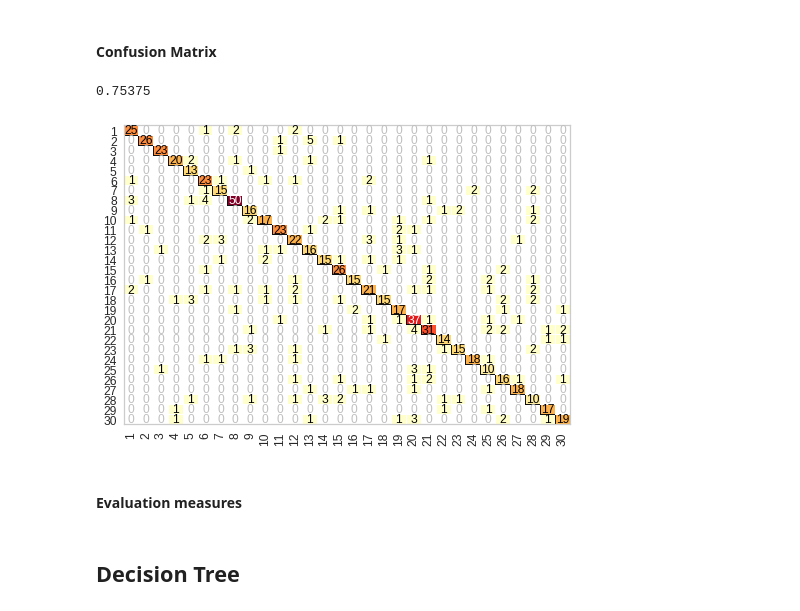
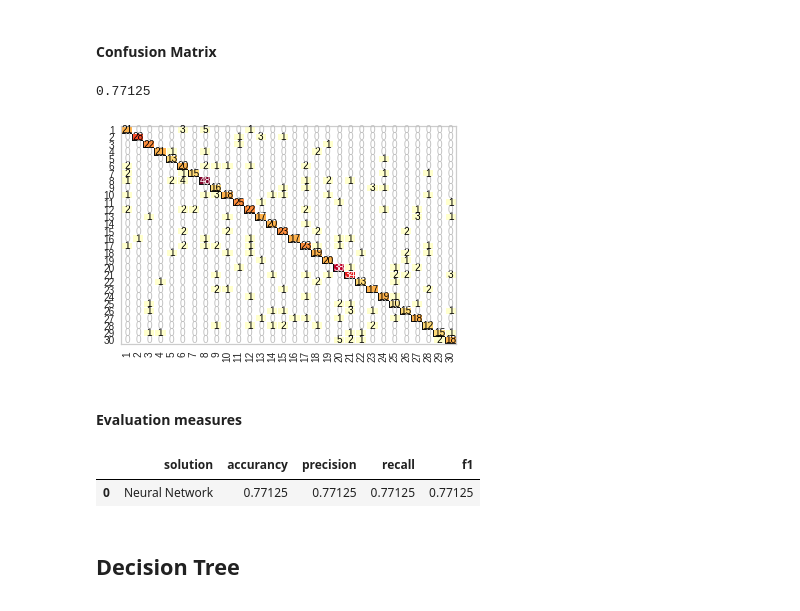
Before and after one commit to PaulErpen/Machine-Learning-Exercise-1, a Jupyter notebook: Group24_Exercise1.ipynb, the cells around one changed output. Cells and saved outputs as stored; diff of their text form; code cells hidden in the pictures.

```diff
--- a/Group24_Exercise1.ipynb
+++ b/Group24_Exercise1.ipynb
@@ -167,3 +152,5 @@ idx_max_accurancy = numpy.argmax(scores)
 # %%
+idx_max_accurancy = max(scores, key=scores.get)
+print(idx_max_accurancy)
 knn_best = KNeighborsClassifier(n_neighbors = idx_max_accurancy)
-knn.fit(X_train_scaled, y_train)
+knn_best.fit(X_train_scaled, y_train)
@@ -280,22 +287,32 @@ plt.show()
+# %%
+final_multi_layer_perceptron = MLPClassifier(solver='lbfgs',
+                                         random_state=123,
+                                         hidden_layer_sizes=(430,))
+final_multi_layer_perceptron.fit(X_train, y_train)
+y_pred = final_multi_layer_perceptron.predict(X_test)
 # %% [markdown]
 ### Evaluation
 # %% [markdown]
 #### Confusion Matrix
 # %%
-cm = ConfusionMatrix(multi_layer_perceptron, classes=sorted(df_locations["class"].unique()))
+cm = ConfusionMatrix(final_multi_layer_perceptron, classes=sorted(df_locations["class"].unique()))
 cm.score(X_test, y_test)
 # %% [output]
-0.75375
+0.77125
-[figure, old version]
+[figure, new version]
 # %% [markdown]
 #### Evaluation measures
 # %%
-df_location_performance_measures.append(["Neural Network",
-                                         metrics.accurancy_score(y_test, y_pred),
-                                         metrics.precision_score(y_test, y_pred),
-                                         metrics.recall_score(y_test, y_pred),
-                                         metrics.specificity_score(y_test, y_pred),
-                                         metrics.f1_score(y_test, y_pred)])
+df_location_performance_measures = df_location_performance_measures.append({
+    "solution": "Neural Network",
+    "accurancy": metrics.accuracy_score(y_test, y_pred),
+    "precision": metrics.precision_score(y_test, y_pred, average="micro"),
+    "recall": metrics.recall_score(y_test, y_pred, average="micro"),
+    "f1": metrics.f1_score(y_test, y_pred, average="micro")}, ignore_index=True)
+display(df_location_performance_measures)
+# %% [output]
+|  | solution | accurancy | precision | recall | f1 |
+| 0 | Neural Network | 0.77125 | 0.77125 | 0.77125 | 0.77125 |
 # %% [markdown]
 ## Decision Tree
 # %% [markdown]
```
Also changed, not shown: parts of 11 cells of this notebook.
